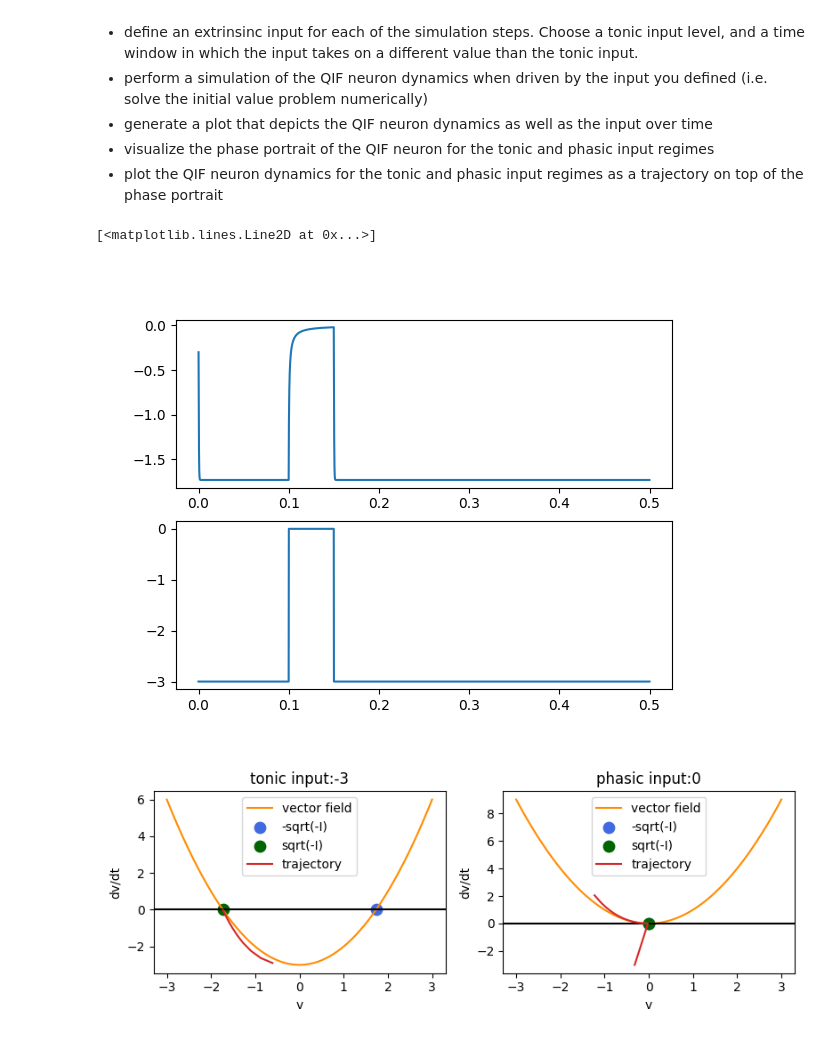
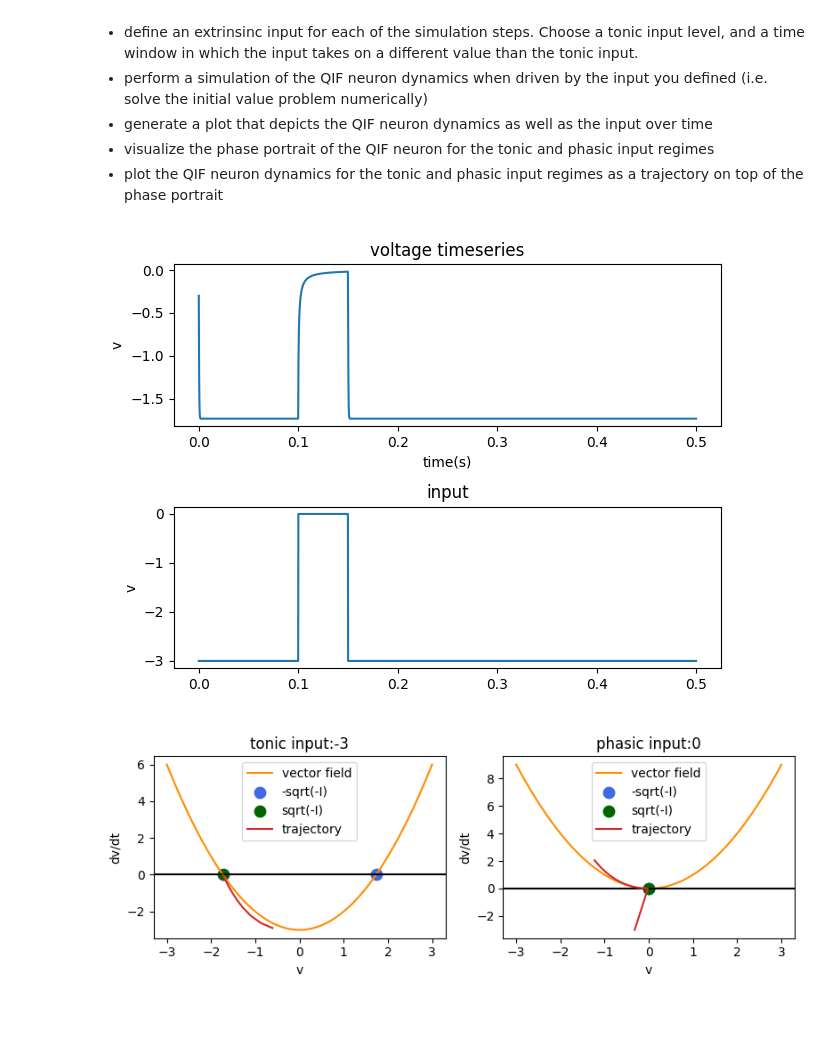
Before and after one commit to dbasrai/nuin443, a Jupyter notebook: problemSets/NUIN443_ps10_neural_dynamics.ipynb, the cells around one changed output. Drawn from its saved outputs; the diff is of its cells as text; code cells hidden in the pictures.

```diff
--- a/problemSets/NUIN443_ps10_neural_dynamics.ipynb
+++ b/problemSets/NUIN443_ps10_neural_dynamics.ipynb
@@ -82,35 +82,40 @@ v_reset=-1
 tonic_v=[]
 tonic_dvdt=[]
 phasic_v=[]
 phasic_dvdt=[]
 
 # perform simulation
 for timestep in tqdm(np.arange(0, simtime)):
     dvdt = qif(v, I[timestep])
     v = qif_step(v, I[timestep], dt)
     if v>v_cutoff:
         v_store.append(v_cutoff)
         v=v_reset
     else:
         v_store.append(v)
     if timestep > (stim_on*10000):
         if timestep < (stim_duration+stim_on)*10000:
             #phasic
             phasic_v.append(v)
             phasic_dvdt.append(dvdt)
         else:
             #tonic end
             tonic_v.append(v)
             tonic_dvdt.append(dvdt)
 
 
 # generate plots
 fig, ax = plt.subplots(nrows=2)
 ax[0].plot(time, v_store)
+ax[0].set_xlabel('time(s)')
+ax[0].set_ylabel('v')
+ax[0].set_title('voltage timeseries')
+ax[1].set_title('input')
+ax[1].set_ylabel('v')
 ax[1].plot(time, I)
+fig.tight_layout()
 # %% [output]
-[<matplotlib.lines.Line2D at 0x...>]
-[figure, old version]
+[figure, new version]
 # %%
 # tonic phase portrait
 # calculate equilibria
```
Also changed, not shown: parts of 2 cells of this notebook.
